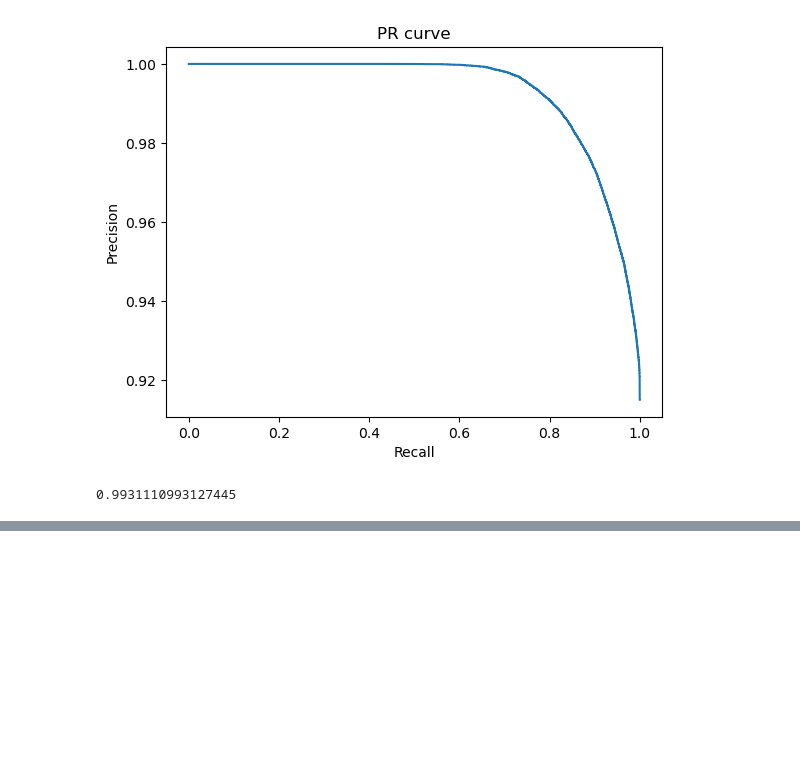
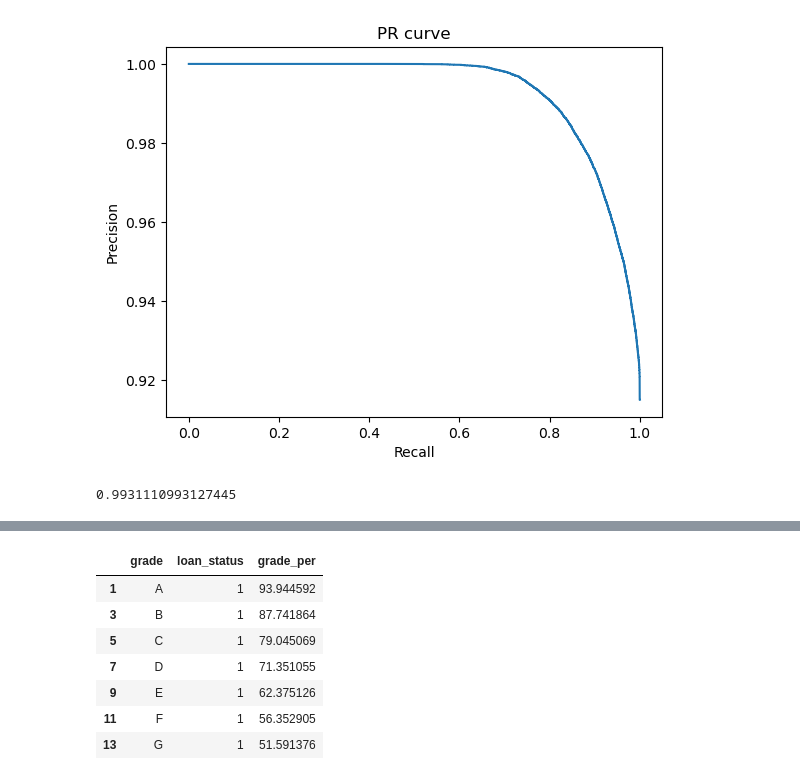
Before and after one commit to Navaneeth-7/Logistic_regression, a Jupyter notebook: file_1.ipynb, the cells around one changed output, grey strips where cells are left out. Cells and saved outputs as stored; diff of their text form; code cells hidden in the pictures; blank space fills up the shorter version.

```diff
--- a/file_1.ipynb
+++ b/file_1.ipynb
@@ -1130,0 +1269,11 @@ X
+# %%
+df_grade.sort_values("grade_per",ascending=False)
+# %% [output]
+|  | grade | loan_status | grade_per |
+| 1 | A | 1 | 93.944592 |
+| 3 | B | 1 | 87.741864 |
+| 5 | C | 1 | 79.045069 |
+| 7 | D | 1 | 71.351055 |
+| 9 | E | 1 | 62.375126 |
+| 11 | F | 1 | 56.352905 |
+| 13 | G | 1 | 51.591376 |
```
Also changed, not shown: parts of 50 cells of this notebook.
